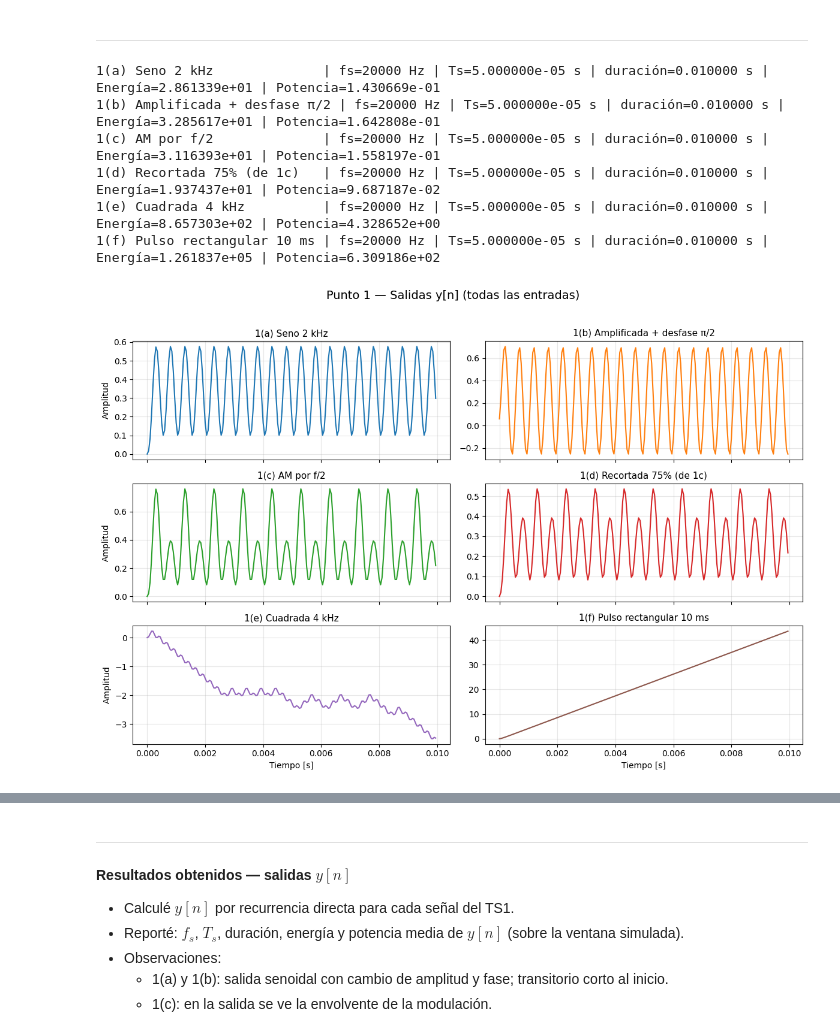
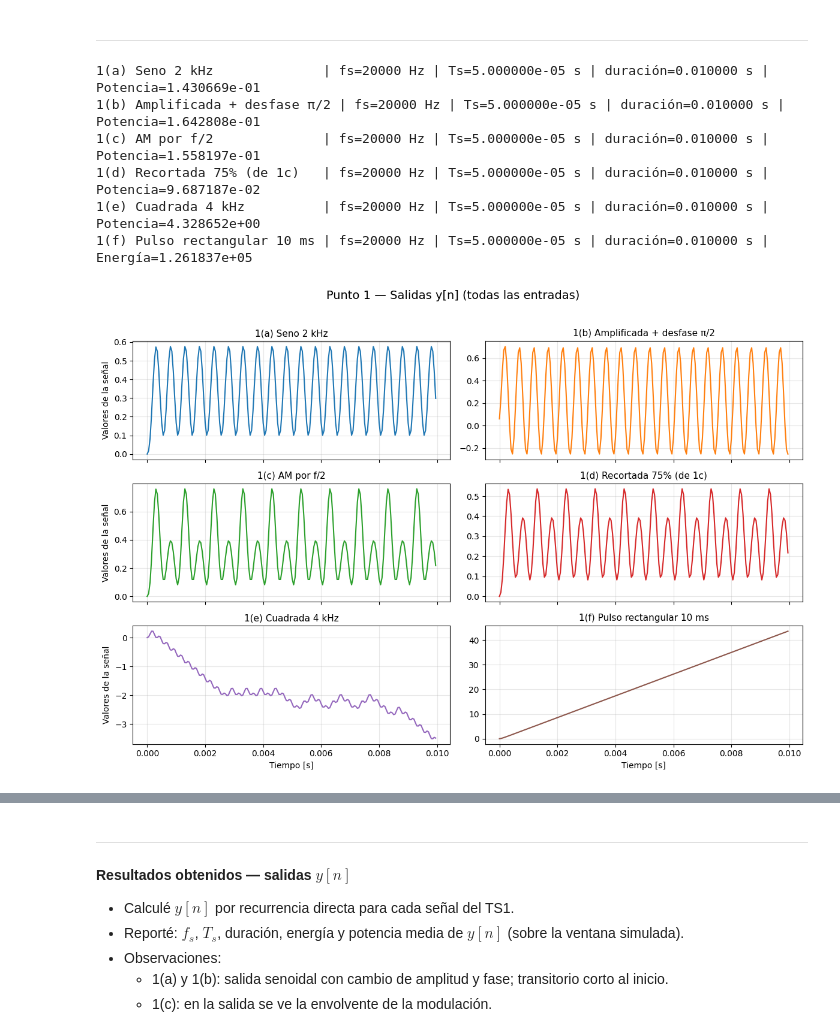
Before and after one commit to MSereGB/APS-Serena, a Jupyter notebook: Trabajos Prácticos/TS2_APS_GIL.ipynb, the cells around one changed output, grey strips where cells are left out. Drawn from its saved outputs; the diff is of its cells as text; code cells hidden in the pictures.

```diff
--- a/Trabajos Prácticos/TS2_APS_GIL.ipynb
+++ b/Trabajos Prácticos/TS2_APS_GIL.ipynb
@@ -86,43 +86,48 @@ palette = plt.get_cmap("tab10").colors
 # Procesamiento de todas las entradas
 resumen_p1 = []
 ys_plot = []
 
 for i, (nombre, x) in enumerate(entradas):
     y  = sistema_TS2(x)           # es para la salida del sistema
     tt = t[:len(y)]
 
-    # Parámetros y métricas
     Ts  = 1.0/float(fs)
     dur = len(y)/float(fs)
-    E   = float(np.sum(y*y))
-    P   = float(np.mean(y*y))
-    resumen_p1.append((nombre, fs, Ts, dur, E, P))
-    print(f"{nombre:28s} | fs={fs:.0f} Hz | Ts={Ts:.6e} s | duración={dur:.6f} s | Energía={E:.6e} | Potencia={P:.6e}")
+
+    # Calcular potencia para señales periódicas (1a a 1e), energía para señal finita (1f)
+    if i < 5:  # Señales periódicas
+        P = float(np.mean(y*y))
+        resumen_p1.append((nombre, fs, Ts, dur, None, P))
+        print(f"{nombre:28s} | fs={fs:.0f} Hz | Ts={Ts:.6e} s | duración={dur:.6f} s | Potencia={P:.6e}")
+    else:      # Señal finita
+        E = float(np.sum(y*y))
+        resumen_p1.append((nombre, fs, Ts, dur, E, None))
+        print(f"{nombre:28s} | fs={fs:.0f} Hz | Ts={Ts:.6e} s | duración={dur:.6f} s | Energía={E:.6e}")
 
     ys_plot.append((nombre, tt, y))
 
 #  Figura 3×2 con colores distintos para cada señal
 fig, axs = plt.subplots(3, 2, figsize=(12, 8), sharex=True)
 axs = axs.ravel()
 
 for i, (nombre, tt, y) in enumerate(ys_plot):
     ax = axs[i]
     ax.plot(tt, y, color=palette[i % len(palette)], lw=1.5)
     ax.set_title(nombre, fontsize=11)
     ax.grid(True, alpha=0.3)
     if i % 2 == 0:
-        ax.set_ylabel("Amplitud")
+        ax.set_ylabel("Valores de la señal")
     if i >= 4:
         ax.set_xlabel("Tiempo [s]")
 
 fig.suptitle("Punto 1 — Salidas y[n] (todas las entradas)", y=1.02, fontsize=14)
 plt.tight_layout()
 plt.show()
 # %% [output]
-1(a) Seno 2 kHz              | fs=20000 Hz | Ts=5.000000e-05 s | duración=0.010000 s | Energía=2.861339e+01 | Potencia=1.430669e-01
-1(b) Amplificada + desfase π/2 | fs=20000 Hz | Ts=5.000000e-05 s | duración=0.010000 s | Energía=3.285617e+01 | Potencia=1.642808e-01
-1(c) AM por f/2              | fs=20000 Hz | Ts=5.000000e-05 s | duración=0.010000 s | Energía=3.116393e+01 | Potencia=1.558197e-01
-1(d) Recortada 75% (de 1c)   | fs=20000 Hz | Ts=5.000000e-05 s | duración=0.010000 s | Energía=1.937437e+01 | Potencia=9.687187e-02
-1(e) Cuadrada 4 kHz          | fs=20000 Hz | Ts=5.000000e-05 s | duración=0.010000 s | Energía=8.657303e+02 | Potencia=4.328652e+00
-1(f) Pulso rectangular 10 ms | fs=20000 Hz | Ts=5.000000e-05 s | duración=0.010000 s | Energía=1.261837e+05 | Potencia=6.309186e+02
+1(a) Seno 2 kHz              | fs=20000 Hz | Ts=5.000000e-05 s | duración=0.010000 s | Potencia=1.430669e-01
+1(b) Amplificada + desfase π/2 | fs=20000 Hz | Ts=5.000000e-05 s | duración=0.010000 s | Potencia=1.642808e-01
+1(c) AM por f/2              | fs=20000 Hz | Ts=5.000000e-05 s | duración=0.010000 s | Potencia=1.558197e-01
+1(d) Recortada 75% (de 1c)   | fs=20000 Hz | Ts=5.000000e-05 s | duración=0.010000 s | Potencia=9.687187e-02
+1(e) Cuadrada 4 kHz          | fs=20000 Hz | Ts=5.000000e-05 s | duración=0.010000 s | Potencia=4.328652e+00
+1(f) Pulso rectangular 10 ms | fs=20000 Hz | Ts=5.000000e-05 s | duración=0.010000 s | Energía=1.261837e+05
-[figure, old version]
+[figure, new version]
```
Also changed, not shown: parts of 5 cells of this notebook.
